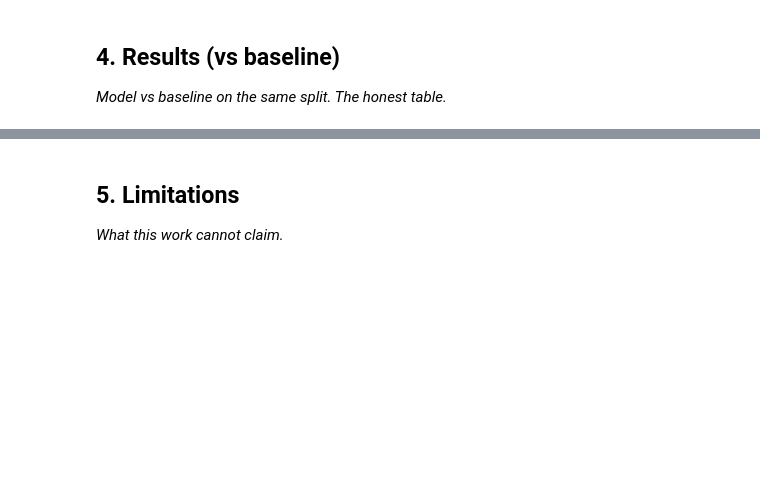
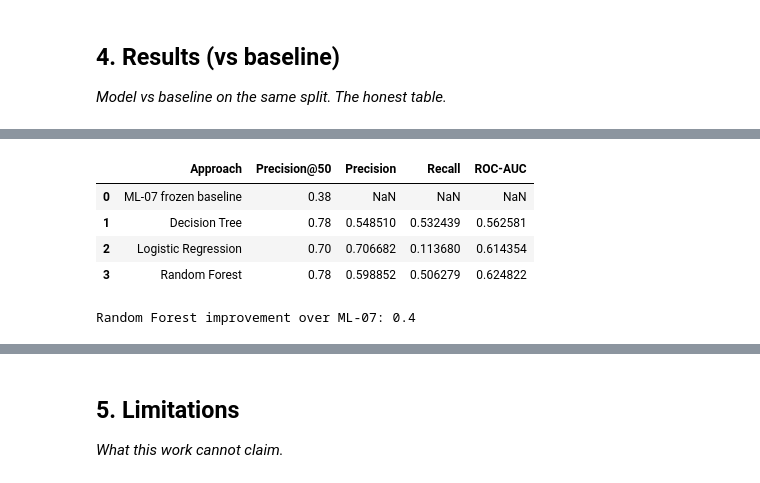
Before and after one commit to SNK005/flyrank-ml-internship, a Jupyter notebook: work/notebooks/capstone.ipynb, the cells around one changed output, grey strips where cells are left out. Saved outputs shown, nothing was run; the diff lists cells and outputs as text; code cells hidden in the pictures; blank space fills up the shorter version.

```diff
--- a/work/notebooks/capstone.ipynb
+++ b/work/notebooks/capstone.ipynb
@@ -24,0 +536,49 @@ This skeleton is yours to fill. Work the sections **in order** — each one has
+# %%
+# Final model comparison on the same client-held-out test set
+
+model_comparison = pd.DataFrame({
+    'Approach': [
+        'ML-07 frozen baseline',
+        'Decision Tree',
+        'Logistic Regression',
+        'Random Forest'
+    ],
+    'Precision@50': [
+        baseline_precision_at_50,
+        decision_tree_precision_at_50_check,
+        logistic_precision_at_50,
+        rf_precision_at_50
+    ],
+    'Precision': [
+        None,
+        precision,
+        logistic_precision,
+        rf_precision
+    ],
+    'Recall': [
+        None,
+        recall,
+        logistic_recall,
+        rf_recall
+    ],
+    'ROC-AUC': [
+        None,
+        roc_auc,
+        logistic_roc_auc,
+        rf_roc_auc
+    ]
+})
+
+display(model_comparison)
+
+print(
+    "Random Forest improvement over ML-07:",
+    round(rf_precision_at_50 - baseline_precision_at_50, 4)
+)
+# %% [output]
+|  | Approach | Precision@50 | Precision | Recall | ROC-AUC |
+| 0 | ML-07 frozen baseline | 0.38 | NaN | NaN | NaN |
+| 1 | Decision Tree | 0.78 | 0.548510 | 0.532439 | 0.562581 |
+| 2 | Logistic Regression | 0.70 | 0.706682 | 0.113680 | 0.614354 |
+| 3 | Random Forest | 0.78 | 0.598852 | 0.506279 | 0.624822 |
+Random Forest improvement over ML-07: 0.4
```
Also changed, not shown: parts of 23 cells of this notebook.
